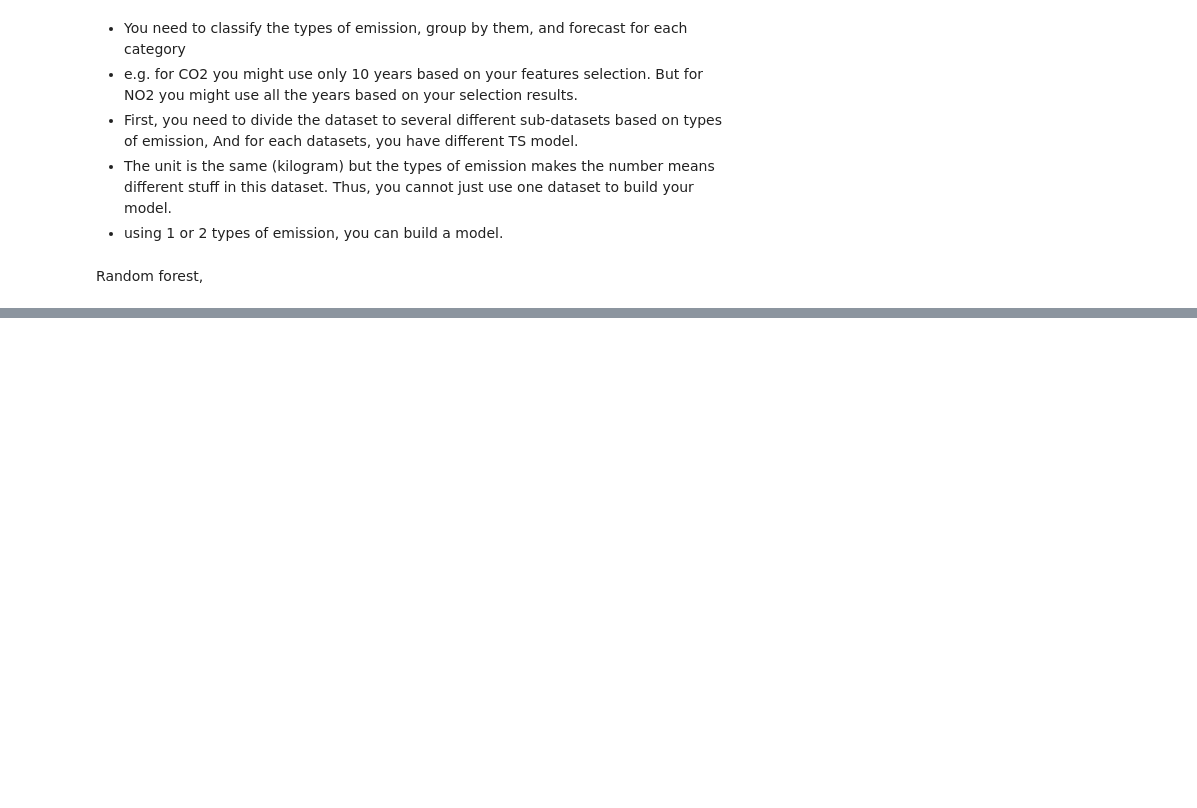
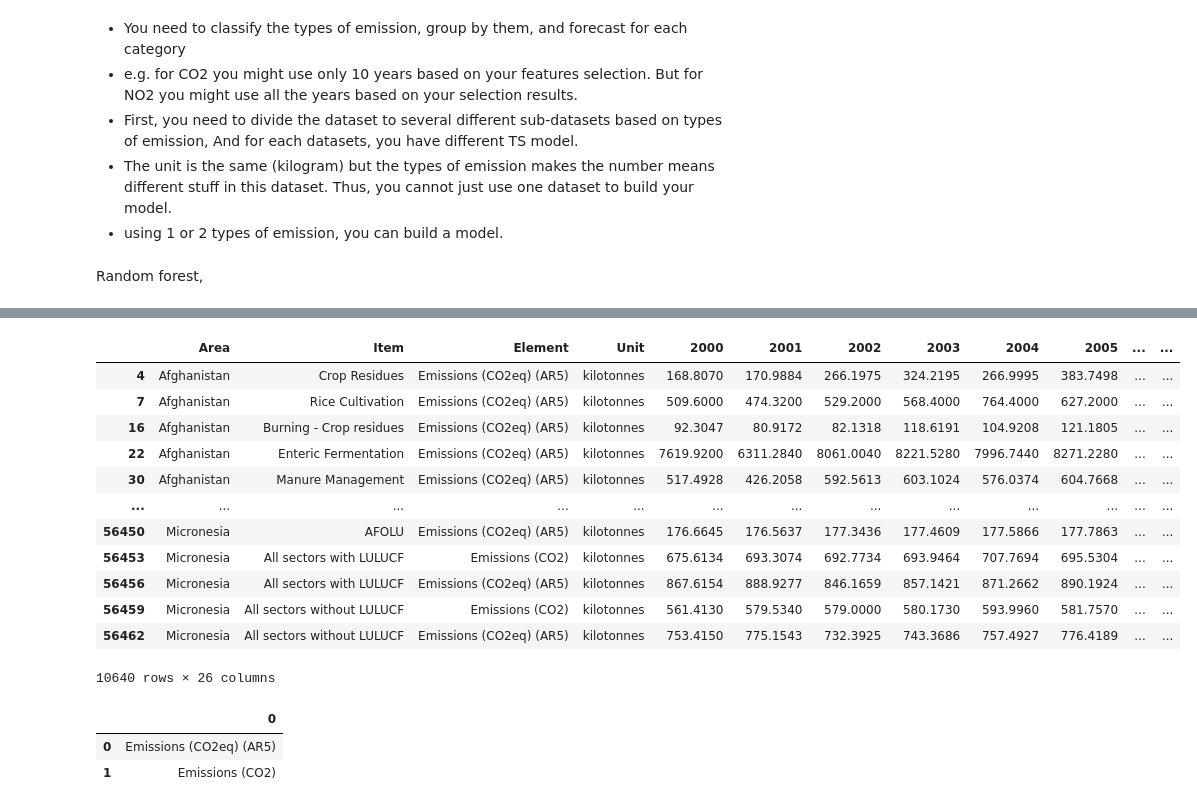
Before and after one commit to ashleyrabanales/rabanales_ML, a Jupyter notebook: Homework/midterm.ipynb, the cells around one changed output, grey strips where cells are left out. Saved outputs shown, nothing was run; the diff lists cells and outputs as text; code cells hidden in the pictures; blank space fills up the shorter version.

```diff
--- a/Homework/midterm.ipynb
+++ b/Homework/midterm.ipynb
@@ -316,0 +347,3 @@ no display found. Using non-interactive Agg backend
+# %%
+df = df.dropna()
+print(df)
@@ -316,0 +368,23 @@ no display found. Using non-interactive Agg backend
+# %%
+df3 = df[(df['Element'] == 'Emissions (CO2eq) (AR5)') | (df['Element'] == 'Emissions (CO2)')]
+df3
+# %% [output]
+|  | Area | Item | Element | Unit | 2000 | 2001 | 2002 | 2003 | 2004 | 2005 | ... | ... |
+| 4 | Afghanistan | Crop Residues | Emissions (CO2eq) (AR5) | kilotonnes | 168.8070 | 170.9884 | 266.1975 | 324.2195 | 266.9995 | 383.7498 | ... | ... |
+| 7 | Afghanistan | Rice Cultivation | Emissions (CO2eq) (AR5) | kilotonnes | 509.6000 | 474.3200 | 529.2000 | 568.4000 | 764.4000 | 627.2000 | ... | ... |
+| 16 | Afghanistan | Burning - Crop residues | Emissions (CO2eq) (AR5) | kilotonnes | 92.3047 | 80.9172 | 82.1318 | 118.6191 | 104.9208 | 121.1805 | ... | ... |
+| 22 | Afghanistan | Enteric Fermentation | Emissions (CO2eq) (AR5) | kilotonnes | 7619.9200 | 6311.2840 | 8061.0040 | 8221.5280 | 7996.7440 | 8271.2280 | ... | ... |
+| 30 | Afghanistan | Manure Management | Emissions (CO2eq) (AR5) | kilotonnes | 517.4928 | 426.2058 | 592.5613 | 603.1024 | 576.0374 | 604.7668 | ... | ... |
+| ... | ... | ... | ... | ... | ... | ... | ... | ... | ... | ... | ... | ... |
+| 56450 | Micronesia | AFOLU | Emissions (CO2eq) (AR5) | kilotonnes | 176.6645 | 176.5637 | 177.3436 | 177.4609 | 177.5866 | 177.7863 | ... | ... |
+| 56453 | Micronesia | All sectors with LULUCF | Emissions (CO2) | kilotonnes | 675.6134 | 693.3074 | 692.7734 | 693.9464 | 707.7694 | 695.5304 | ... | ... |
+| 56456 | Micronesia | All sectors with LULUCF | Emissions (CO2eq) (AR5) | kilotonnes | 867.6154 | 888.9277 | 846.1659 | 857.1421 | 871.2662 | 890.1924 | ... | ... |
+| 56459 | Micronesia | All sectors without LULUCF | Emissions (CO2) | kilotonnes | 561.4130 | 579.5340 | 579.0000 | 580.1730 | 593.9960 | 581.7570 | ... | ... |
+| 56462 | Micronesia | All sectors without LULUCF | Emissions (CO2eq) (AR5) | kilotonnes | 753.4150 | 775.1543 | 732.3925 | 743.3686 | 757.4927 | 776.4189 | ... | ... |
+10640 rows × 26 columns
+# %%
+pd.DataFrame(df3['Element'].unique().tolist())
+# %% [output]
+|  | 0 |
+| 0 | Emissions (CO2eq) (AR5) |
+| 1 | Emissions (CO2) |
```
Also changed, not shown: parts of 16 cells of this notebook, 1 other file.
